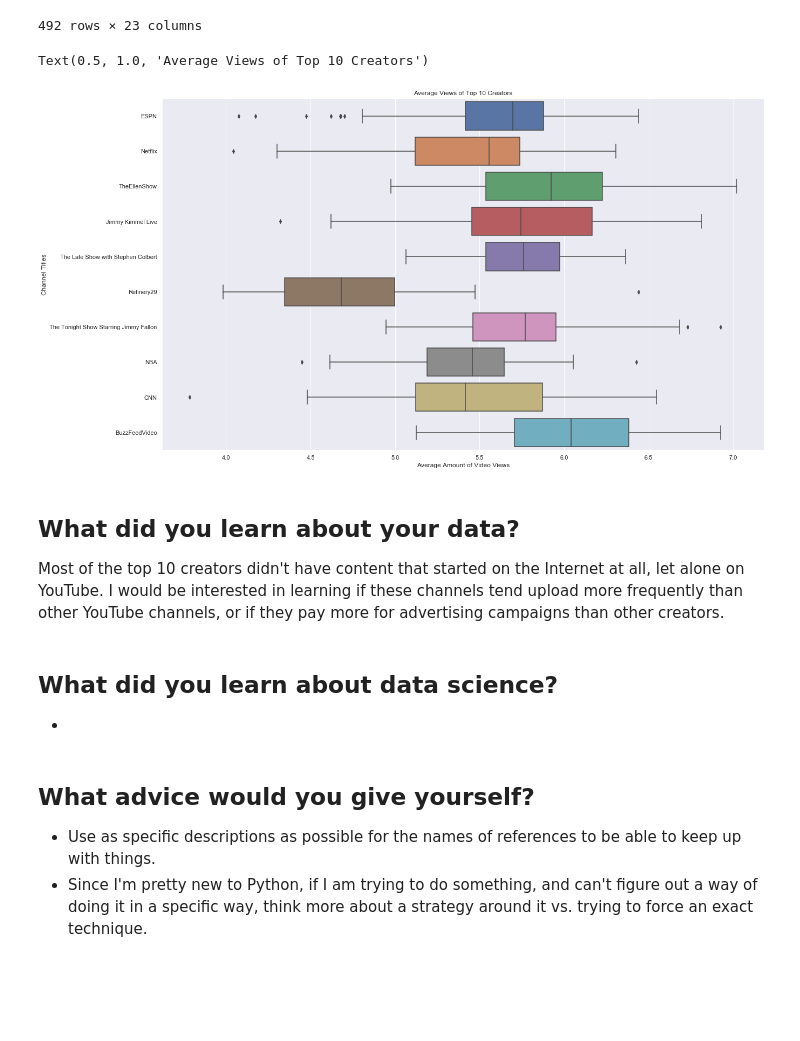
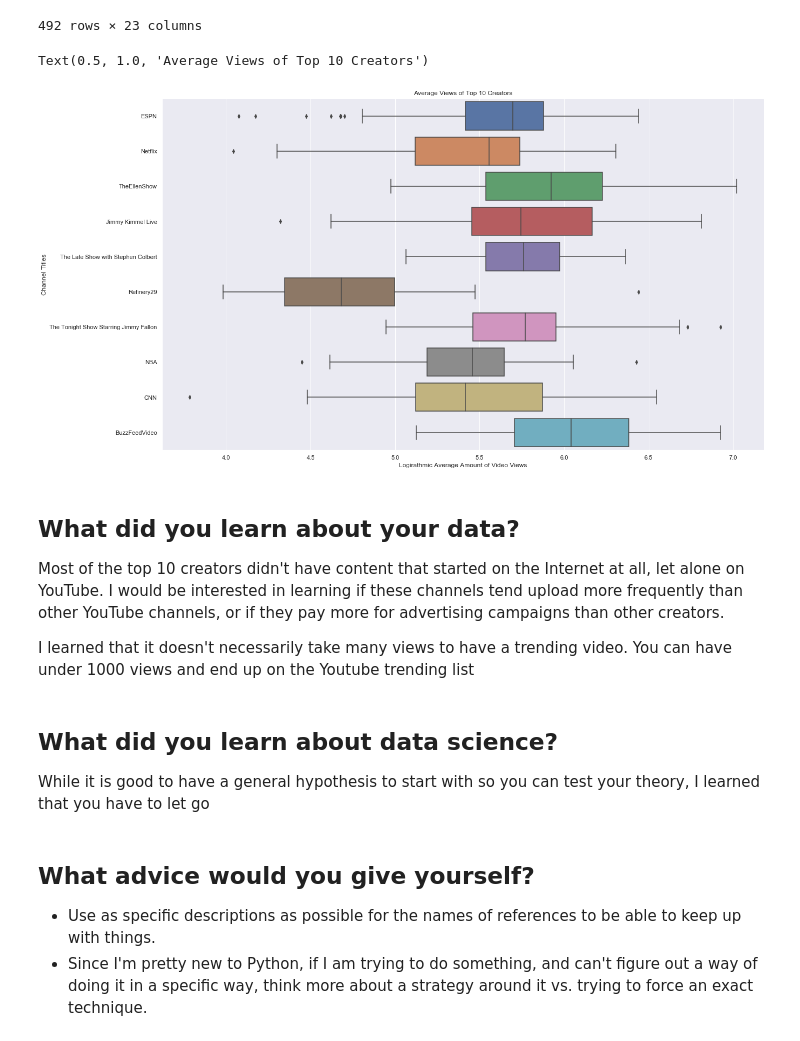
Before and after one commit to Carlene/youtube_trending, a Jupyter notebook: trending_creators.ipynb, the cells around one changed output. Cells and saved outputs as stored; diff of their text form; code cells hidden in the pictures; blank space fills up the shorter version.

```diff
--- a/trending_creators.ipynb
+++ b/trending_creators.ipynb
@@ -181,20 +189,22 @@ top_channels_all
 # %%
 sns.set(rc={'figure.figsize':(20,12)})
 n = sns.boxplot(x="log_views", y="channel_title", data=top_channels_all)
-plt.xlabel("Average Amount of Video Views")
+plt.xlabel("Logirathmic Average Amount of Video Views")
 plt.ylabel("Channel Titles")
 plt.title("Average Views of Top 10 Creators")
 # %% [output]
 Text(0.5, 1.0, 'Average Views of Top 10 Creators')
-[figure, old version]
+[figure, new version]
 # %% [markdown]
 ## What did you learn about your data?
 
 Most of the top 10 creators didn't have content that started on the Internet at all, let alone on YouTube. I would be interested in learning if these channels tend upload more frequently than other YouTube channels, or if they pay more for advertising campaigns than other creators.
+
+I learned that it doesn't necessarily take many views to have a trending video. You can have under 1000 views and end up on the Youtube trending list
-# %% [markdown]
-## What did you learn about data science?
-
-*
+# %% [markdown]
+## What did you learn about data science?
+
+While it is good to have a general hypothesis to start with so you can test your theory, I learned that you have to let go
 # %% [markdown]
 ## What advice would you give yourself?
 
```
Also changed, not shown: parts of 16 cells of this notebook.
